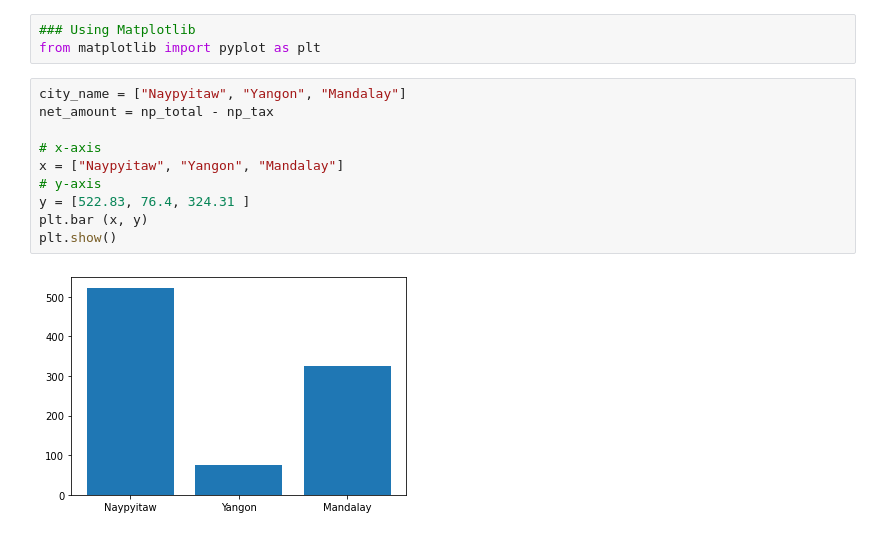
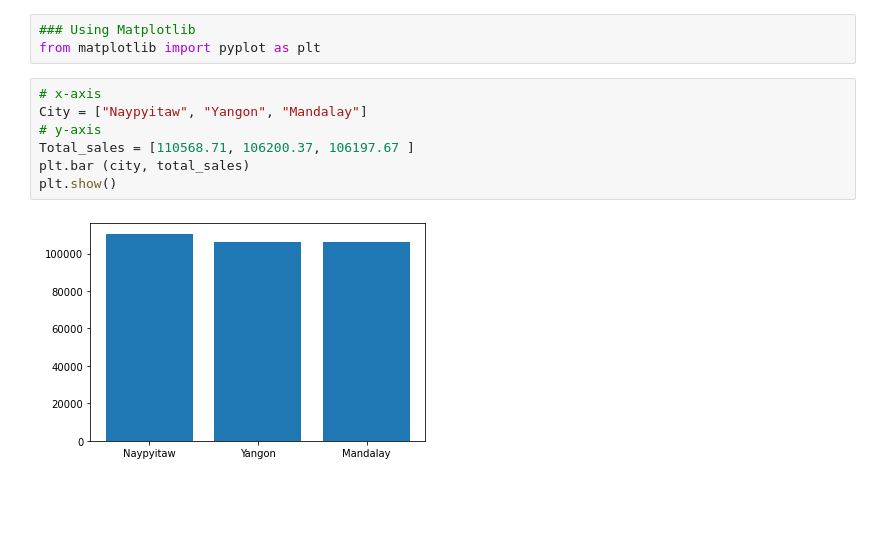
Before and after one commit to pdhealy22/UCD-Assignment, a Jupyter notebook: Philip Healy Assignment.ipynb, the cells around one changed output. Drawn from its saved outputs; the diff is of its cells as text; blank space fills up the shorter version.

```diff
--- a/Philip Healy Assignment.ipynb
+++ b/Philip Healy Assignment.ipynb
@@ -150,14 +150,11 @@ len(city_name[0])
 ### Using Matplotlib
 from matplotlib import pyplot as plt
 # %%
-city_name = ["Naypyitaw", "Yangon", "Mandalay"]
-net_amount = np_total - np_tax
-
 # x-axis
-x = ["Naypyitaw", "Yangon", "Mandalay"]
+City = ["Naypyitaw", "Yangon", "Mandalay"]
 # y-axis
-y = [522.83, 76.4, 324.31 ]
-plt.bar (x, y)
+Total_sales = [110568.71, 106200.37, 106197.67 ]
+plt.bar (city, total_sales)
 plt.show()
 # %% [output]
-[figure, old version]
+[figure, new version]
```
Also changed, not shown: parts of 20 cells of this notebook.
